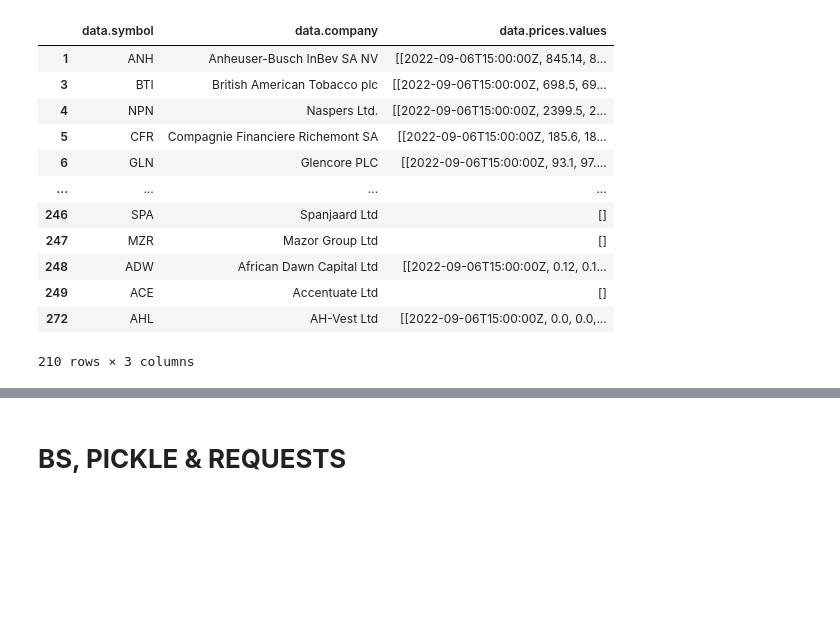
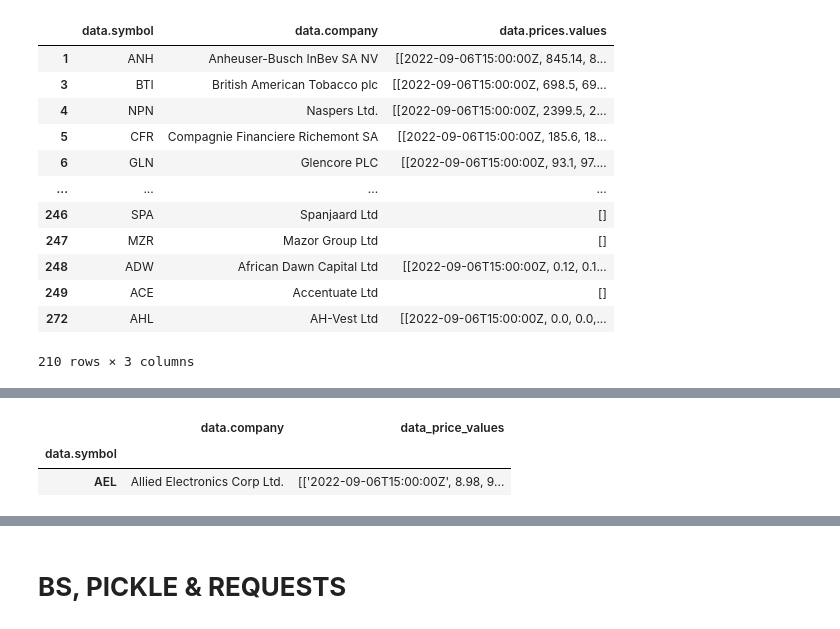
Before and after one commit to francoishcm/BackTesting, a Jupyter notebook: .iQuant_Investment_Programme.ipynb, the cells around one changed output, grey strips where cells are left out. Cells and saved outputs as stored; diff of their text form; code cells hidden in the pictures; blank space fills up the shorter version.

```diff
--- a/.iQuant_Investment_Programme.ipynb
+++ b/.iQuant_Investment_Programme.ipynb
@@ -1664,0 +1645,6 @@ df3
+# %%
+A = pd.read_csv('/content/drive/MyDrive/JSE_Stocks_2/AEL.csv', index_col=0)
+
+A.info()
+
+print(A.head(5))
@@ -1664,0 +1668,9 @@ df3
+# %%
+#Change 'PriceUSD' columns to 'close'
+A.rename(columns = {'data.prices.values':'data_price_values'}, inplace = True)
+# %%
+A
+# %% [output]
+|  | data.company | data_price_values |
+| data.symbol |  |  |
+| AEL | Allied Electronics Corp Ltd. | [['2022-09-06T15:00:00Z', 8.98, 9... |
```
Also changed, not shown: parts of 9 cells of this notebook.
